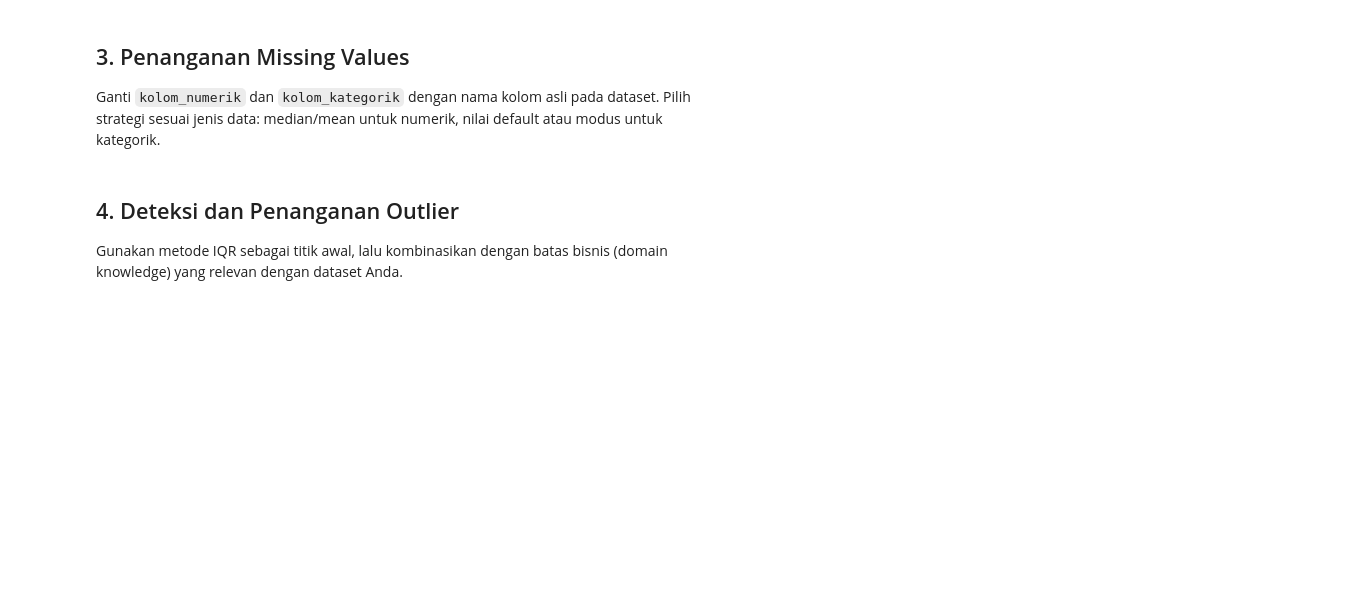
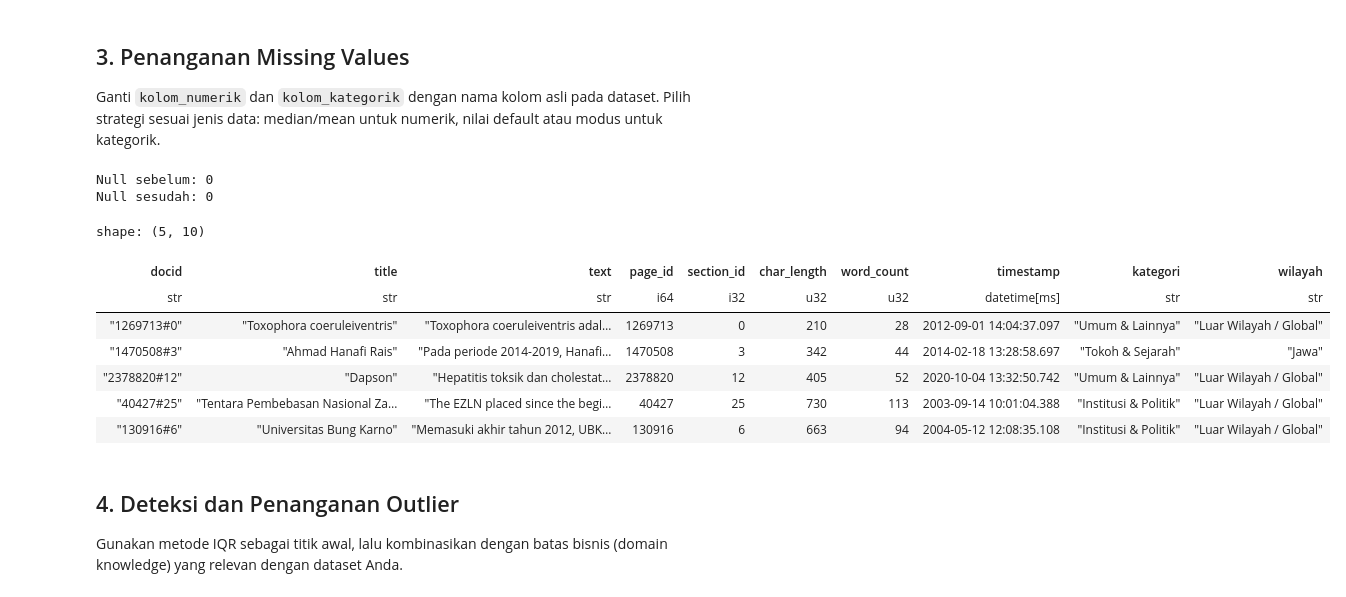
Before and after one commit to AglifahAlfarabiBasri/tugas1-AglifahAlfarabiBasri-255, a Jupyter notebook: Tugas 1 template/02_data_cleaning.ipynb, the cells around one changed output. Saved outputs shown, nothing was run; the diff lists cells and outputs as text; code cells hidden in the pictures; blank space fills up the shorter version.

```diff
--- a/Tugas 1 template/02_data_cleaning.ipynb
+++ b/Tugas 1 template/02_data_cleaning.ipynb
@@ -8,8 +8,10 @@ from pathlib import Path
 import duckdb
 import polars as pl
 
-PROJECT_ROOT = Path.cwd().resolve()
-DATA_PATH = PROJECT_ROOT / 'data' / 'raw' / 'dataset.parquet'
+# Inisialisasi path proyek (kompatibel dari root maupun subfolder notebooks/)
+CURRENT_DIR = Path.cwd().resolve()
+PROJECT_ROOT = CURRENT_DIR.parent if CURRENT_DIR.name == 'notebooks' else CURRENT_DIR
+DATA_PATH = PROJECT_ROOT / 'data' / 'raw' / 'wikipedia_id.parquet'
 OUTPUT_PATH = PROJECT_ROOT / 'data' / 'processed' / 'dataset_bersih.parquet'
 
 if not DATA_PATH.exists():
@@ -52,17 +80,74 @@ null_summary
 
 Ganti `kolom_numerik` dan `kolom_kategorik` dengan nama kolom asli pada dataset. Pilih strategi sesuai jenis data: median/mean untuk numerik, nilai default atau modus untuk kategorik.
 # %%
-# TODO: sesuaikan nama kolom dengan dataset Anda
+import datetime
+
+# Pembersihan string kosong dan ekstraksi feature engineering
+start_dt = datetime.datetime(2003, 5, 30)
+end_dt = datetime.datetime(2023, 11, 1)
+start_ms = int(start_dt.timestamp() * 1000)
+end_ms = int(end_dt.timestamp() * 1000)
+max_pid = 2800000
+
 df_missing_handled = df.with_columns([
-    # Contoh: isi kolom numerik dengan median
-    # pl.col('kolom_numerik').fill_null(pl.col('kolom_numerik').median()),
-
-    # Contoh: isi kolom kategorik dengan nilai default
-    # pl.col('kolom_kategorik').fill_null('tidak diketahui'),
+    pl.col('docid').str.strip_chars().fill_null('unknown#0'),
+    pl.col('title').str.strip_chars().fill_null('Tanpa Judul'),
+    pl.col('text').str.strip_chars().fill_null(''),
+]).with_columns([
+    pl.col('docid').str.split('#').list.get(0).cast(pl.Int64).fill_null(1).alias('page_id'),
+    pl.col('docid').str.split('#').list.get(1).cast(pl.Int32).fill_null(0).alias('section_id'),
+    pl.col('text').str.len_chars().alias('char_length'),
+    pl.col('text').str.split(' ').list.len().alias('word_count'),
+]).with_columns([
+    (pl.col('page_id').clip(1, max_pid) / max_pid * (end_ms - start_ms) + start_ms)
+    .cast(pl.Datetime('ms'))
+    .alias('timestamp'),
+    (
+        pl.when(pl.col('title').str.contains('(?i)(genus|spesies|lalat|kumbang|famili|ordo|burung|ikan|tanaman|satelit)'))
+        .then(pl.lit('Sains & Alam'))
+        .when(pl.col('title').str.contains('(?i)(kabupaten|kota|provinsi|desa|kecamatan|pulau|sungai|gunung|danau|kesultanan)'))
+        .then(pl.lit('Geografi & Tempat'))
+        .when(pl.col('title').str.contains('(?i)(album|film|lagu|serial|novel|musik|teater|seni)'))
+        .then(pl.lit('Seni & Media'))
+        .when(pl.col('title').str.contains('(?i)(universitas|partai|tentara|menteri|dpr|sekolah|lembaga|organisasi|perusahaan)'))
+        .then(pl.lit('Institusi & Politik'))
+        .when(pl.col('title').str.contains('(?i)(raja|sultan|presiden|tokoh|rais|habibie|soekarno|pahlawan)'))
+        .then(pl.lit('Tokoh & Sejarah'))
+        .otherwise(pl.lit('Umum & Lainnya'))
+        .alias('kategori')
+    ),
+    (
+        pl.when(pl.col('text').str.contains('(?i)(jakarta|bandung|surabaya|semarang|yogyakarta|banten|bogor|bekasi|jawa)'))
+        .then(pl.lit('Jawa'))
+        .when(pl.col('text').str.contains('(?i)(medan|palembang|padang|aceh|riau|lampung|batam|sumatera)'))
+        .then(pl.lit('Sumatera'))
+        .when(pl.col('text').str.contains('(?i)(samarinda|balikpapan|banjarmasin|pontianak|kalimantan)'))
+        .then(pl.lit('Kalimantan'))
+        .when(pl.col('text').str.contains('(?i)(makassar|manado|palu|kendari|gorontalo|sulawesi)'))
+        .then(pl.lit('Sulawesi'))
+        .when(pl.col('text').str.contains('(?i)(bali|denpasar|lombok|mataram|kupang|flores|sumba|nusa tenggara)'))
+        .then(pl.lit('Bali & Nusa Tenggara'))
+        .when(pl.col('text').str.contains('(?i)(jayapura|ambon|merauke|papua|maluku|sorong|timika)'))
+        .then(pl.lit('Maluku & Papua'))
+        .otherwise(pl.lit('Luar Wilayah / Global'))
+        .alias('wilayah')
+    ),
 ])
 
 print(f'Null sebelum: {df.null_count().sum_horizontal().sum():,}')
 print(f'Null sesudah: {df_missing_handled.null_count().sum_horizontal().sum():,}')
+df_missing_handled.head(5)
+# %% [output]
+Null sebelum: 0
+Null sesudah: 0
+shape: (5, 10)
+| docid | title | text | page_id | section_id | char_length | word_count | timestamp | kategori | wilayah |
+| str | str | str | i64 | i32 | u32 | u32 | datetime[ms] | str | str |
+| "1269713#0" | "Toxophora coeruleiventris" | "Toxophora coeruleiventris adal… | 1269713 | 0 | 210 | 28 | 2012-09-01 14:04:37.097 | "Umum & Lainnya" | "Luar Wilayah / Global" |
+| "1470508#3" | "Ahmad Hanafi Rais" | "Pada periode 2014-2019, Hanafi… | 1470508 | 3 | 342 | 44 | 2014-02-18 13:28:58.697 | "Tokoh & Sejarah" | "Jawa" |
+| "2378820#12" | "Dapson" | "Hepatitis toksik dan cholestat… | 2378820 | 12 | 405 | 52 | 2020-10-04 13:32:50.742 | "Umum & Lainnya" | "Luar Wilayah / Global" |
+| "40427#25" | "Tentara Pembebasan Nasional Za… | "The EZLN placed since the begi… | 40427 | 25 | 730 | 113 | 2003-09-14 10:01:04.388 | "Institusi & Politik" | "Luar Wilayah / Global" |
+| "130916#6" | "Universitas Bung Karno" | "Memasuki akhir tahun 2012, UBK… | 130916 | 6 | 663 | 94 | 2004-05-12 12:08:35.108 | "Institusi & Politik" | "Luar Wilayah / Global" |
 # %% [markdown]
 ## 4. Deteksi dan Penanganan Outlier
 
```
Also changed, not shown: parts of 8 cells of this notebook, 4 other files.
